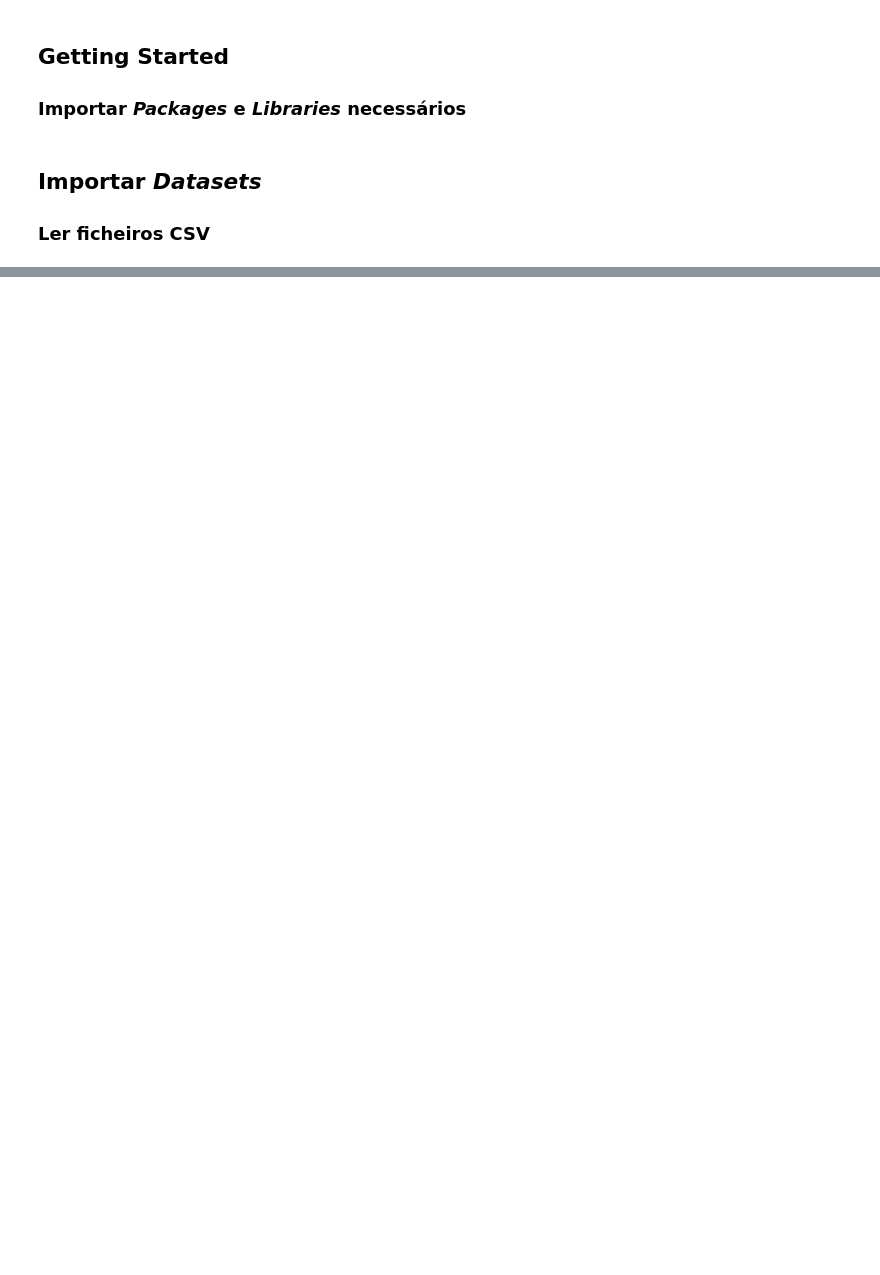
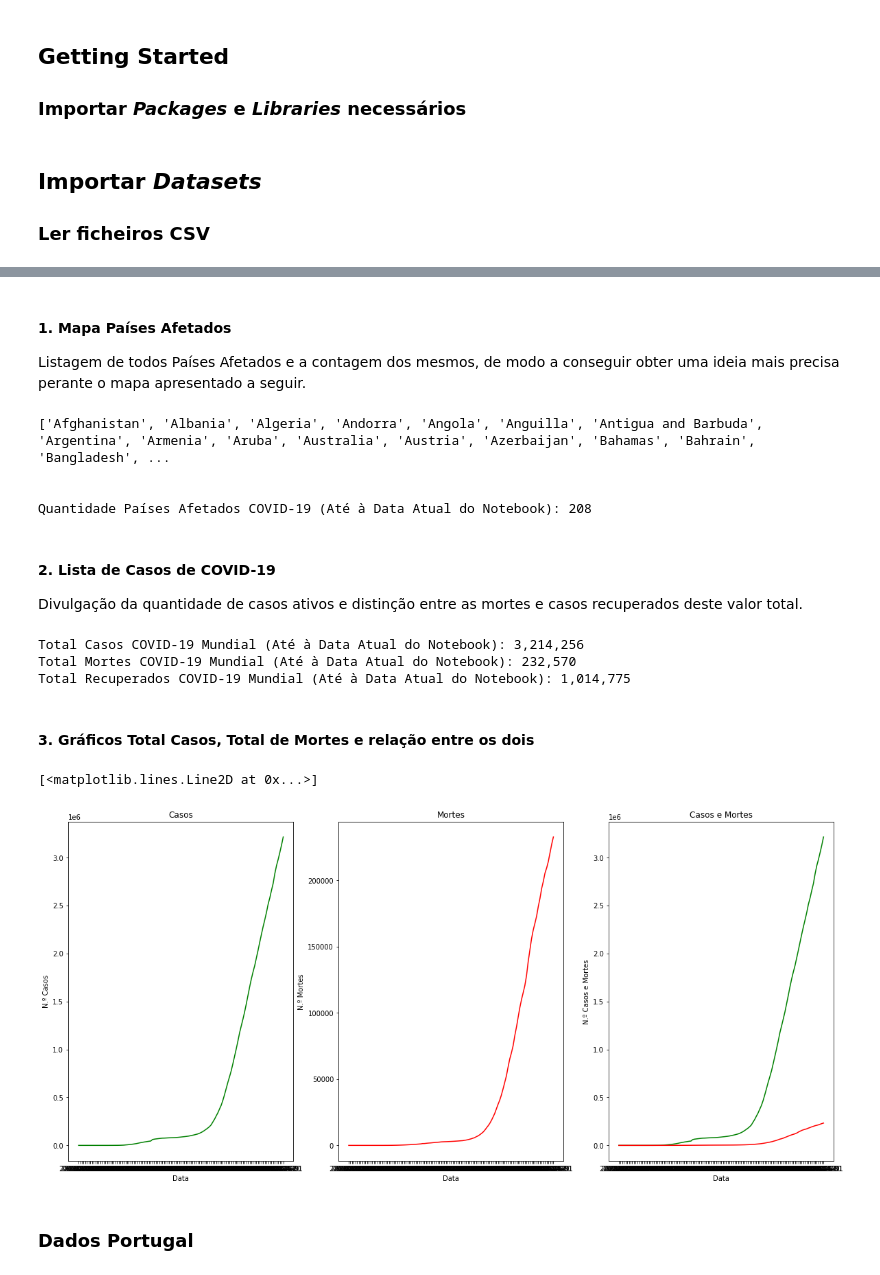
Before and after one commit to diogoesnog/COVID-19, a Jupyter notebook: notebookFinal.ipynb, the cells around one changed output, grey strips where cells are left out. Drawn from its saved outputs; the diff is of its cells as text; code cells hidden in the pictures; blank space fills up the shorter version.

```diff
--- a/notebookFinal.ipynb
+++ b/notebookFinal.ipynb
@@ -8,22 +10,24 @@ import matplotlib.pyplot as plt
 ## Importar *Datasets*
 ### Ler ficheiros CSV
 # %%
-# Dataset COVID-19 Mundial
-covid19Mundial = pd.read_csv("https://raw.githubusercontent.com/owid/covid-19-data/master/public/data/owid-covid-data.csv")
-covid19Mundial.head()
+# Datasets COVID-19 Mundial
+covid19LocalizacoesM = pd.read_csv("https://raw.githubusercontent.com/owid/covid-19-data/master/public/data/ecdc/locations.csv")
+covid19CasosM = pd.read_csv("https://raw.githubusercontent.com/owid/covid-19-data/master/public/data/ecdc/total_cases.csv")
+covid19MortesM = pd.read_csv("https://raw.githubusercontent.com/owid/covid-19-data/master/public/data/ecdc/total_deaths.csv")
+covid19RecuperadosM = pd.read_csv("https://raw.githubusercontent.com/CSSEGISandData/COVID-19/master/csse_covid_19_data/csse_covid_19_time_series/time_series_covid19_recovered_global.csv")
+
+# Daset COVID-19 Portugal
+covid19PT1 = pd.read_csv("https://raw.githubusercontent.com/dssg-pt/covid19pt-data/master/data.csv")
+covid19PT2 = pd.read_csv("https://raw.githubusercontent.com/jgrocha/covid-pt/master/situacao_epidemiologica.csv")
 
 # Dataset Reservas Aéreas União Europeia
 reservasUE = pd.read_csv("https://raw.githubusercontent.com/diogoesnog/COVID-19/master/Conjunto%20de%20Dados/Dados%20CSV/dadosReservasAereasUE.csv")
-reservasUE.head()
 
 # Dataset Reservas Aéreas Portugal
 reservasPT = pd.read_csv("https://raw.githubusercontent.com/diogoesnog/COVID-19/master/Conjunto%20de%20Dados/Dados%20CSV/dadosReservasAereasPT.csv")
-reservasPT.head()
 
 # Dataset Apoios por Região a Microempresas Turismo Portugal
 turismoRegiaoPT = pd.read_csv("https://raw.githubusercontent.com/diogoesnog/COVID-19/master/Conjunto%20de%20Dados/Dados%20CSV/dadosApoioTurismoRegiaoPT.csv")
-turismoRegiaoPT.head()
 
 # Dataset Apoios por Tipologia a Microempresas Turismo Portugal
 turismoTipologiaPT = pd.read_csv("https://raw.githubusercontent.com/diogoesnog/COVID-19/master/Conjunto%20de%20Dados/Dados%20CSV/dadosApoioTurismoTipologiaPT.csv")
-turismoTipologiaPT.head()
@@ -45,0 +37,61 @@ print(Covid_19_Countries)
+# %% [markdown]
+#### 1. Mapa Países Afetados
+Listagem de todos Países Afetados e a contagem dos mesmos, de modo a conseguir obter uma ideia mais precisa perante o mapa apresentado a seguir.
+# %%
+countries = covid19LocalizacoesM['location'].unique().tolist()
+
+print(countries)
+print("\n")
+print("Quantidade Países Afetados COVID-19 (Até à Data Atual do Notebook): %s" %len(countries))
+# %% [output]
+['Afghanistan', 'Albania', 'Algeria', 'Andorra', 'Angola', 'Anguilla', 'Antigua and Barbuda', 'Argentina', 'Armenia', 'Aruba', 'Australia', 'Austria', 'Azerbaijan', 'Bahamas', 'Bahrain', 'Bangladesh', ...
+
+
+Quantidade Países Afetados COVID-19 (Até à Data Atual do Notebook): 208
+# %% [markdown]
+#### 2. Lista de Casos de COVID-19
+Divulgação da quantidade de casos ativos e distinção entre as mortes e casos recuperados deste valor total.
+# %%
+print("Total Casos COVID-19 Mundial (Até à Data Atual do Notebook): %s" %"{:,}".format(covid19CasosM['World'].iloc[-1]))
+print("Total Mortes COVID-19 Mundial (Até à Data Atual do Notebook): %s" %"{:,}".format(covid19MortesM['World'].iloc[-1]))
+print("Total Recuperados COVID-19 Mundial (Até à Data Atual do Notebook): %s" %"{:,}".format(covid19RecuperadosM.iloc[:,-1].sum()))
+# %% [output]
+Total Casos COVID-19 Mundial (Até à Data Atual do Notebook): 3,214,256
+Total Mortes COVID-19 Mundial (Até à Data Atual do Notebook): 232,570
+Total Recuperados COVID-19 Mundial (Até à Data Atual do Notebook): 1,014,775
+# %% [markdown]
+#### 3. Gráficos Total Casos, Total de Mortes e relação entre os dois
+# %%
+totalCasosMundial = covid19CasosM.sort_values(by=['date'])
+x1 = totalCasosMundial.date
+y1 = totalCasosMundial.World
+
+totalMortesMundial = covid19MortesM.sort_values(by=['date'])
+x2 = totalMortesMundial.date
+y2 = totalMortesMundial.World
+
+plt.figure(figsize=(20,20))
+
+plt.subplot(2,3,1)
+plt.title('Casos')
+plt.xlabel('Data')
+plt.ylabel('N.º Casos')
+plt.plot(x1,y1, color='green')
+
+plt.subplot(2,3,2)
+plt.title('Mortes')
+plt.xlabel('Data')
+plt.ylabel('N.º Mortes')
+plt.plot(x2,y2, color='red')
+
+plt.subplot(2,3,3)
+plt.title('Casos e Mortes')
+plt.xlabel('Data')
+plt.ylabel('N.º Casos e Mortes')
+plt.plot(x1,y1, color='green')
+plt.plot(x2,y2, color='red')
+# %% [output]
+[<matplotlib.lines.Line2D at 0x...>]
+[figure, added]
+# %% [markdown]
+### Dados Portugal
```
Also changed, not shown: parts of 16 cells of this notebook, 1 other file.
